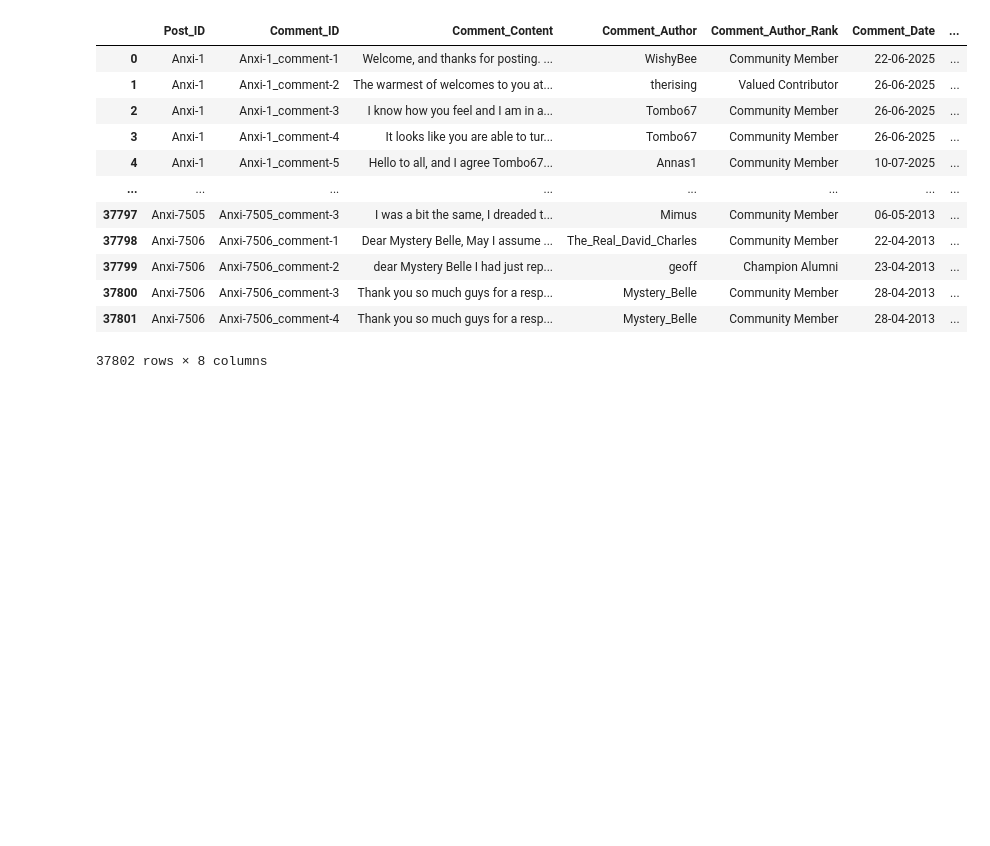
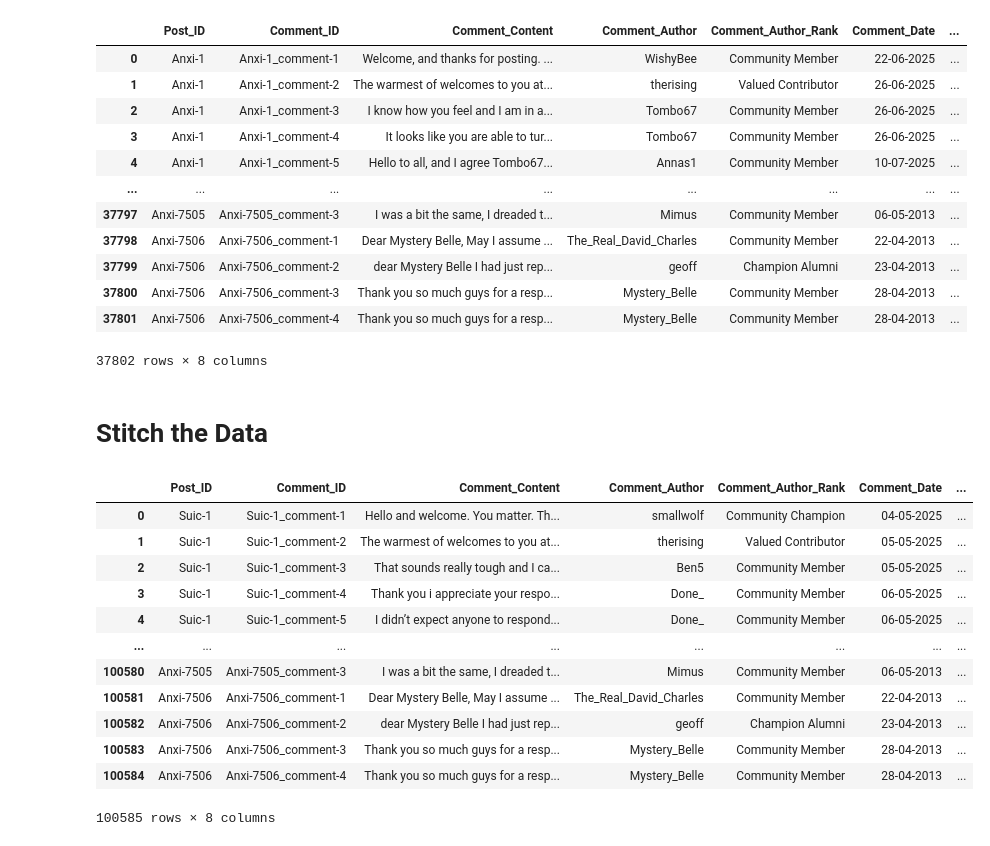
Before and after one commit to PutraAryotama/researchproject, a Jupyter notebook: scrape_comments.ipynb, the cells around one changed output. Drawn from its saved outputs; the diff is of its cells as text; code cells hidden in the pictures; blank space fills up the shorter version.

Commit message:
stitched all the comments into one table

```diff
--- a/scrape_comments.ipynb
+++ b/scrape_comments.ipynb
@@ -663,3 +663,32 @@ Starting from the beginning.
 | 37800 | Anxi-7506 | Anxi-7506_comment-3 | Thank you so much guys for a resp... | Mystery_Belle | Community Member | 28-04-2013 | ... |
 | 37801 | Anxi-7506 | Anxi-7506_comment-4 | Thank you so much guys for a resp... | Mystery_Belle | Community Member | 28-04-2013 | ... |
 37802 rows × 8 columns
+# %% [markdown]
+# Stitch the Data
+# %%
+if not os.path.exists('./data/BeyondBlue/data_comments_stitched.csv'):
+    print("Stitching all comment data files into one...")
+    suic_comment_df = pd.read_csv('./data/BeyondBlue/Suic_data_comments.csv')
+    ptsd_comment_df = pd.read_csv('./data/BeyondBlue/PTSD_data_comments.csv')
+    depr_comment_df = pd.read_csv('./data/BeyondBlue/Depr_data_comments.csv')
+    anxi_comment_df = pd.read_csv('./data/BeyondBlue/Anxi_data_comments.csv')
+    all_comment_df = pd.concat([suic_comment_df, ptsd_comment_df, depr_comment_df, anxi_comment_df], ignore_index=True)
+    all_comment_df.to_csv('./data/BeyondBlue/data_comments_stitched.csv', index=False)
+else:
+    all_comment_df = pd.read_csv('./data/BeyondBlue/data_comments_stitched.csv')
+
+all_comment_df
+# %% [output]
+|  | Post_ID | Comment_ID | Comment_Content | Comment_Author | Comment_Author_Rank | Comment_Date | ... |
+| 0 | Suic-1 | Suic-1_comment-1 | Hello and welcome. You matter. Th... | smallwolf | Community Champion | 04-05-2025 | ... |
+| 1 | Suic-1 | Suic-1_comment-2 | The warmest of welcomes to you at... | therising | Valued Contributor | 05-05-2025 | ... |
+| 2 | Suic-1 | Suic-1_comment-3 | That sounds really tough and I ca... | Ben5 | Community Member | 05-05-2025 | ... |
+| 3 | Suic-1 | Suic-1_comment-4 | Thank you i appreciate your respo... | Done_ | Community Member | 06-05-2025 | ... |
+| 4 | Suic-1 | Suic-1_comment-5 | I didn’t expect anyone to respond... | Done_ | Community Member | 06-05-2025 | ... |
+| ... | ... | ... | ... | ... | ... | ... | ... |
+| 100580 | Anxi-7505 | Anxi-7505_comment-3 | I was a bit the same, I dreaded t... | Mimus | Community Member | 06-05-2013 | ... |
+| 100581 | Anxi-7506 | Anxi-7506_comment-1 | Dear Mystery Belle, May I assume ... | The_Real_David_Charles | Community Member | 22-04-2013 | ... |
+| 100582 | Anxi-7506 | Anxi-7506_comment-2 | dear Mystery Belle I had just rep... | geoff | Champion Alumni | 23-04-2013 | ... |
+| 100583 | Anxi-7506 | Anxi-7506_comment-3 | Thank you so much guys for a resp... | Mystery_Belle | Community Member | 28-04-2013 | ... |
+| 100584 | Anxi-7506 | Anxi-7506_comment-4 | Thank you so much guys for a resp... | Mystery_Belle | Community Member | 28-04-2013 | ... |
+100585 rows × 8 columns
```
Also changed, not shown: 2 other files.
